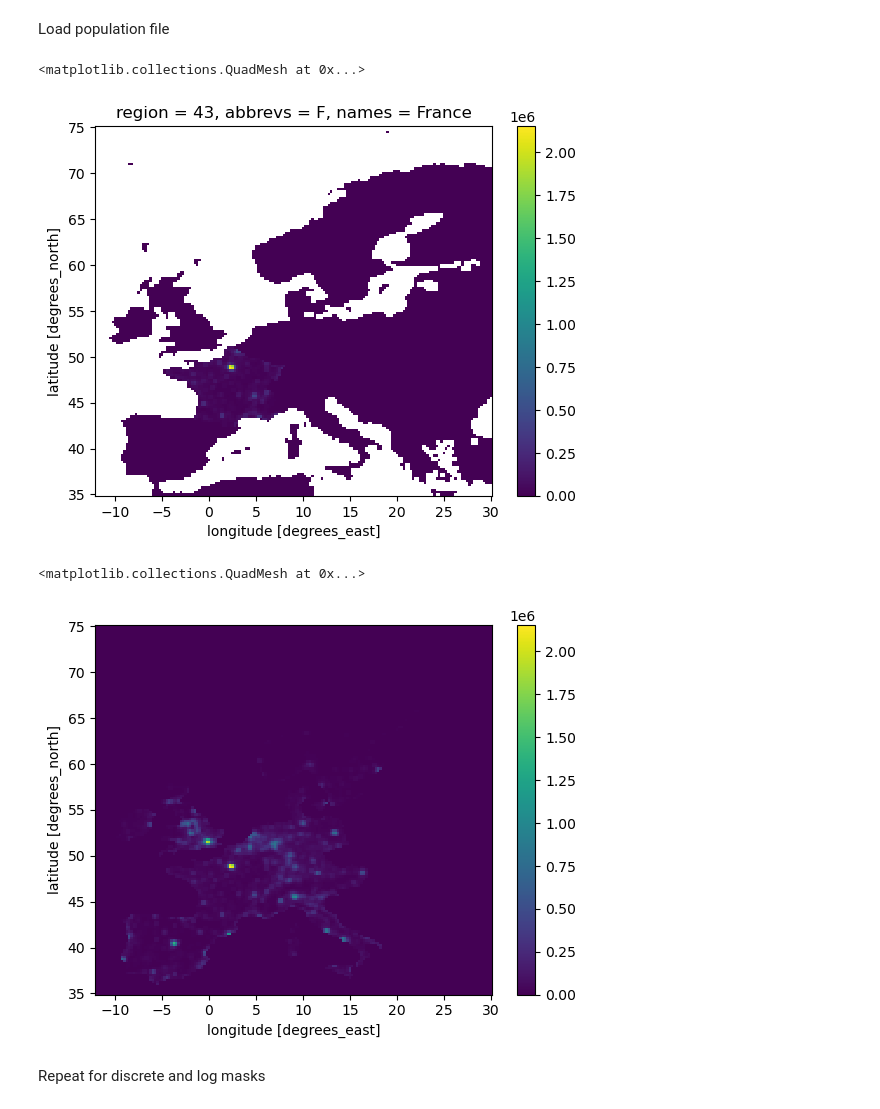
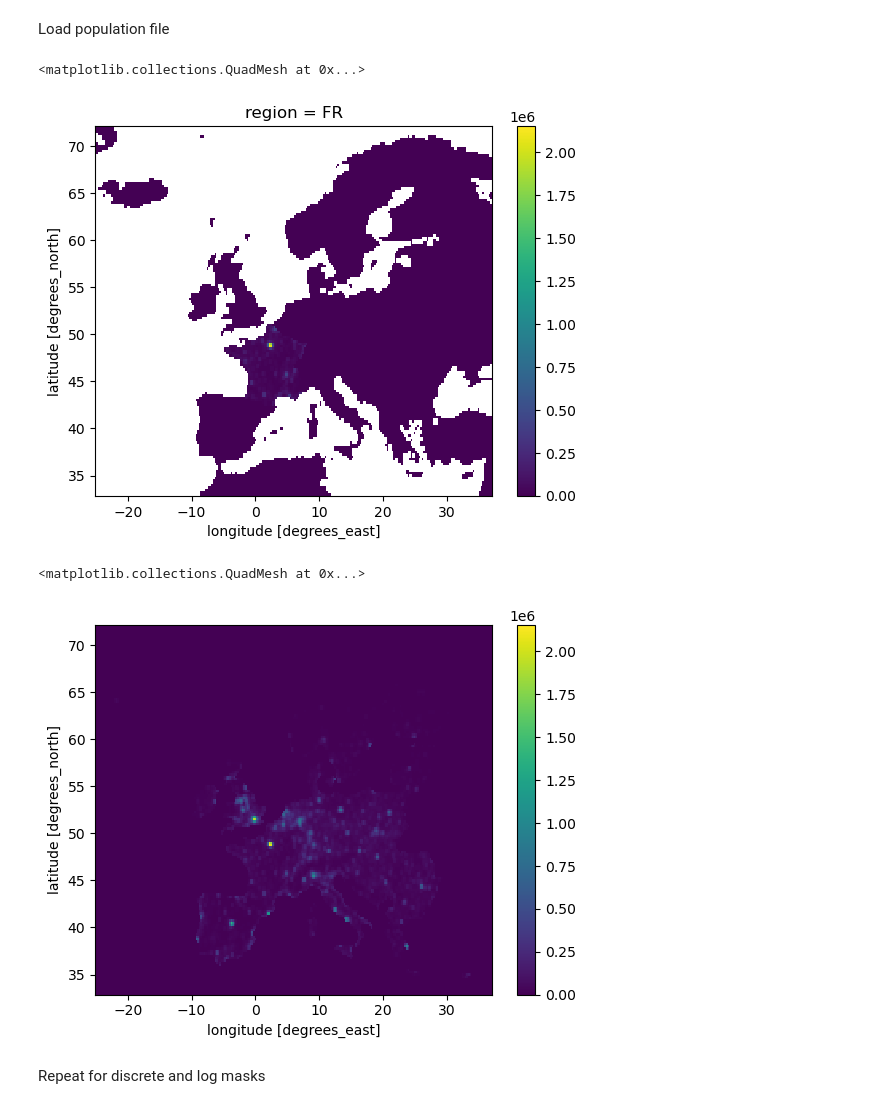
Before and after one commit to dougrichardson/demand_model, a Jupyter notebook: 07_region_masks.ipynb, the cells around one changed output. Cells and saved outputs as stored; diff of their text form; code cells hidden in the pictures.

Commit message:
Added countries to EU mask

```diff
--- a/07_region_masks.ipynb
+++ b/07_region_masks.ipynb
@@ -155,6 +173,21 @@ mask = mask.rename({"latitude": "lat", "longitude": "lon"})
 # %%
-names = ["Austria", "Belgium", "Denmark", "France", "Germany", "Ireland", "Italy", "Luxembourg", "Netherlands",
-         "Norway", "Portugal", "Spain", "Sweden", "Switzerland", "United Kingdom"]
+names = [ # Chosen to match those available with demand data
+    "Austria", "Bosnia and Herz.", "Belgium", "Bulgaria", "Cyprus", "Czechia",
+    "Denmark", "Estonia", "Finland", "France", "Germany", "Greece", "Croatia",
+    "Hungary", "Iceland", "Ireland", "Italy", "Latvia", "Lithuania", "Luxembourg",
+    "Montenegro", "Netherlands", "North Macedonia", "Norway", "Poland", "Portugal",
+    "Romania", "Serbia", "Slovenia", "Slovakia", "Spain", "Sweden", "Switzerland",
+    "United Kingdom"
+]
+# %%
+abbrevs = [ # Chosen to match demand country codes
+    "AT", "BA", "BE", "BG", "CY", "CZ",
+    "DK", "EE", "FI", "FR", "DE", "GR", "HR",
+    "HU", "IS", "IE", "IT", "LV", "LI", "LU",
+    "ME", "NL", "MK", "NO", "PL", "PT",
+    "RO", "RS", "SI", "SK", "ES", "SE", "CH",
+    "GB"
+]
 # %%
 mask = mask.swap_dims({"region": "names"})
 # %%
@@ -164 +195,5 @@ mask = mask.sel(names=names)
+# %%
+mask["names"] = abbrevs
+# %%
+mask = mask.drop(["region", "abbrevs"]).rename({"names": "region"})
 # %%
@@ -181,15 +216,15 @@ pop = pop.sel(lat=eu_template["latitude"].values, lon=eu_template["longitude"].v
 # %%
 eu_pop = mask * pop
 # %%
-eu_pop.sel(names="France").plot()
+eu_pop.sel(region="FR").plot()
 # %% [output]
 <matplotlib.collections.QuadMesh at 0x...>
-[figure, old version]
+[figure, new version]
 # %%
-eu_pop.sum("names").plot()
+eu_pop.sum("region").plot()
 # %% [output]
 <matplotlib.collections.QuadMesh at 0x...>
-[figure, old version]
+[figure, new version]
 # %%
 eu_pop.to_dataset(name="population_count").to_netcdf(
     "/g/data/w42/dr6273/work/projects/Aus_energy/data/EU_population_count_mask.nc"
```
Also changed, not shown: parts of 4 cells of this notebook, 1 other file.
